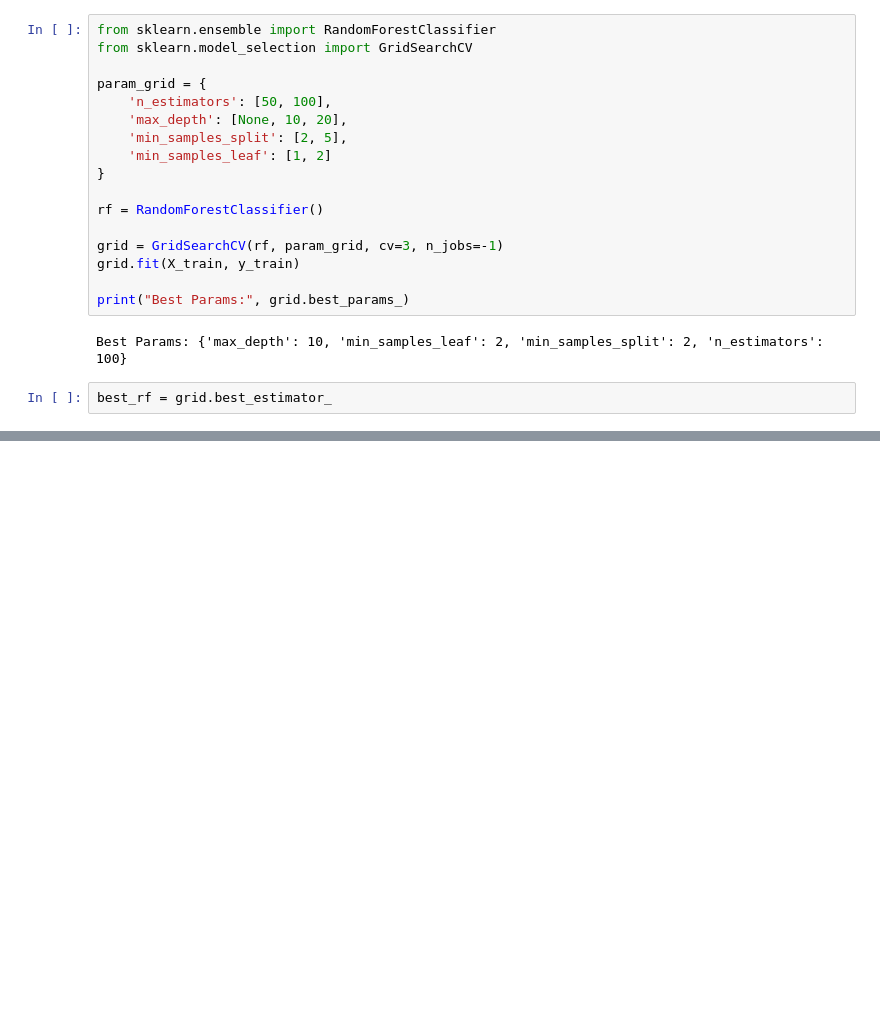
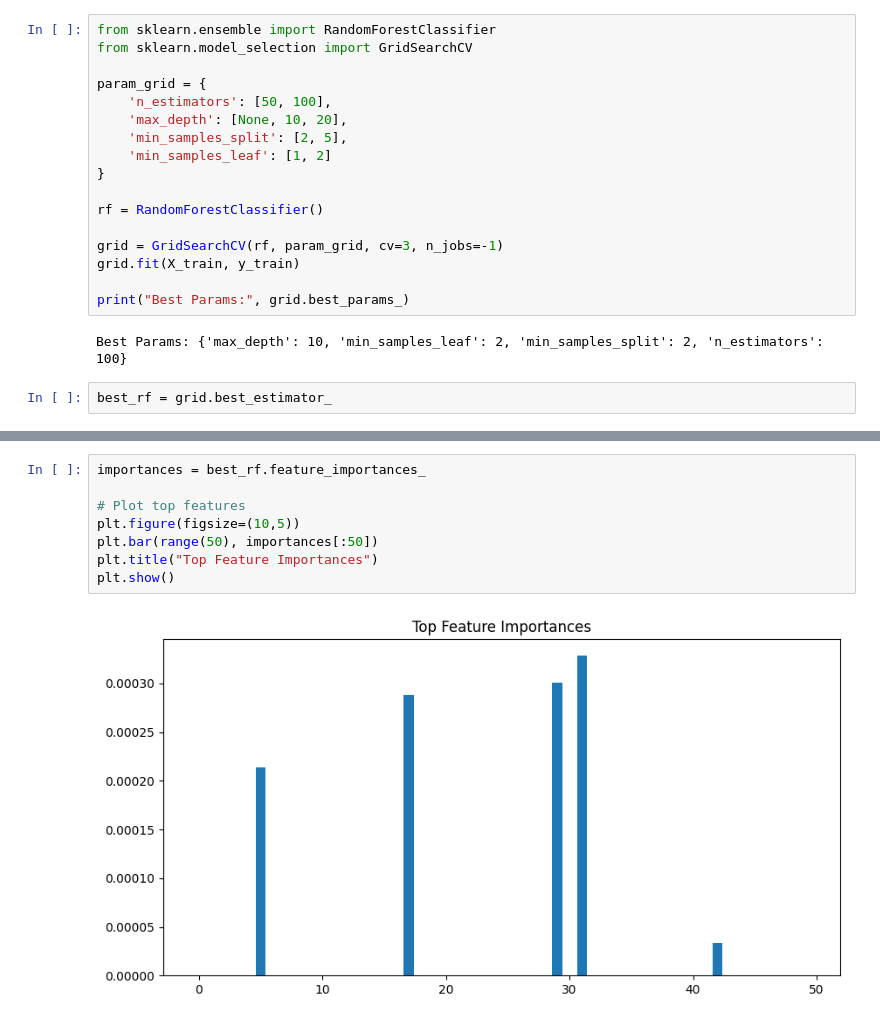
Before and after one commit to ubong11/image_classification_RandomForest, a Jupyter notebook: Image_Classification_RandomForest.ipynb, the cells around one changed output, grey strips where cells are left out. Saved outputs shown, nothing was run; the diff lists cells and outputs as text; blank space fills up the shorter version.

```diff
--- a/Image_Classification_RandomForest.ipynb
+++ b/Image_Classification_RandomForest.ipynb
@@ -102,0 +136,10 @@ best_rf = grid.best_estimator_
+# %%
+importances = best_rf.feature_importances_
+
+# Plot top features
+plt.figure(figsize=(10,5))
+plt.bar(range(50), importances[:50])
+plt.title("Top Feature Importances")
+plt.show()
+# %% [output]
+[figure, added]
```
Also changed, not shown: parts of 2 cells of this notebook.
